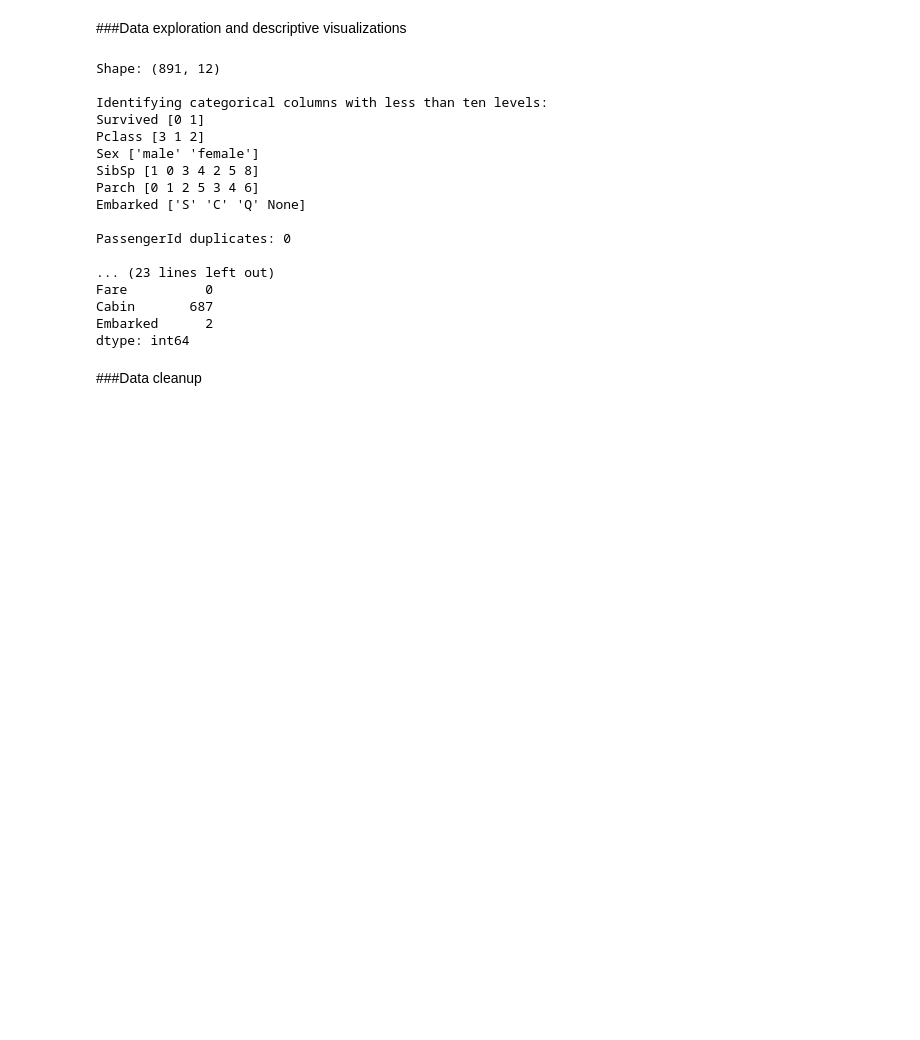
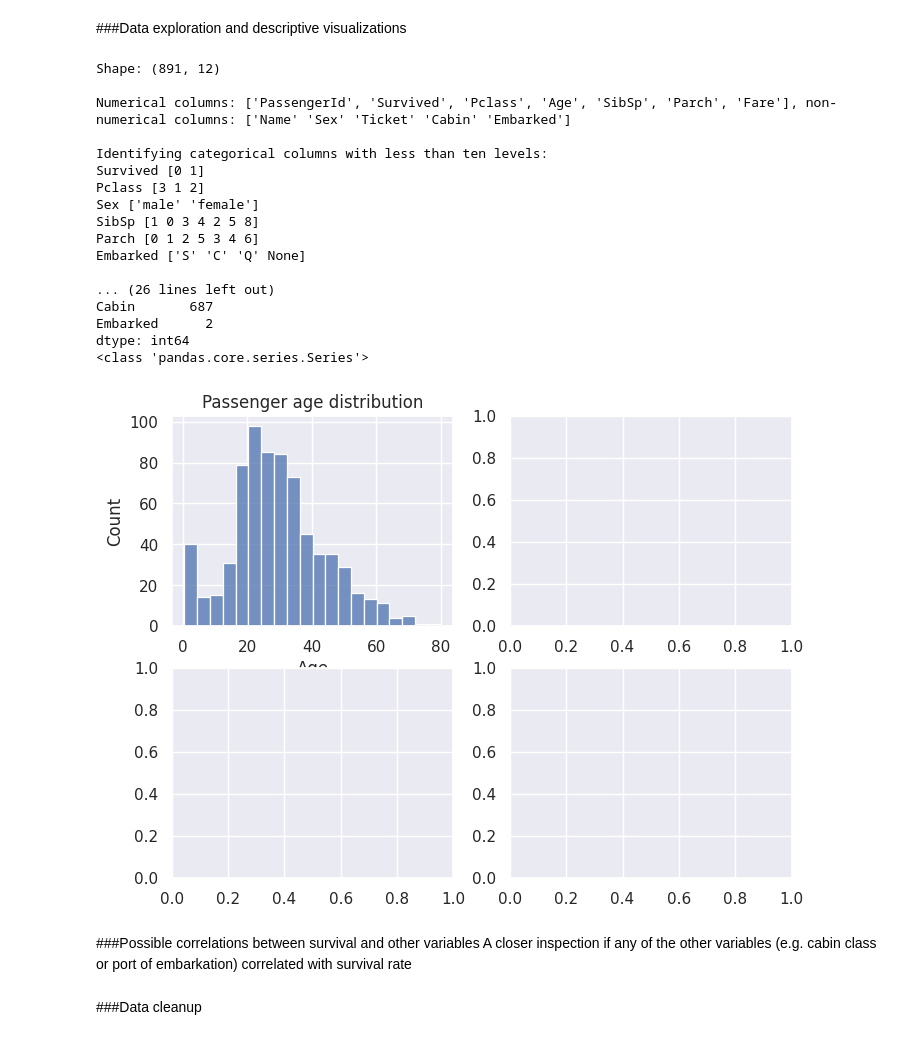
Before and after one commit to teemu-rama/Titanic, a Jupyter notebook: Titanic.ipynb, the cells around one changed output. Saved outputs shown, nothing was run; the diff lists cells and outputs as text; code cells hidden in the pictures; blank space fills up the shorter version.

```diff
--- a/Titanic.ipynb
+++ b/Titanic.ipynb
@@ -66,41 +43,48 @@ display(df.iloc[:10,:])
 # %% [markdown]
 ###Data exploration and descriptive visualizations
 # %%
-df = _sqldf.toPandas()
-# df = pd.read_csv('train.csv', sep=";")
+train_data = spark.sql('SELECT * FROM kayttaja_teemu_rama.tt_train').toPandas()
+# train_data = pd.read_csv('train.csv', sep=";")
 
-print(f"Shape: {df.shape}\n")
-#print(f"Numerical columns:  {df.median().index.values}, non-numerical columns: {df.columns.values[~np.isin(df.columns.values,df.median().index.values)]}\n")
+print(f"Shape: {train_data.shape}\n")
+print(f"Numerical columns: {train_data.select_dtypes(include='number').columns.to_list()}, non-numerical columns: {train_data.columns.values[~np.isin(train_data.columns.values,train_data.select_dtypes(include='number').columns.to_list())]}\n")
 
 print(f"Identifying categorical columns with less than ten levels:")
 
-categorical = [df[col].nunique() < 10 for col in df.columns]
-for col in df[df.columns[categorical]]:
-    print(col, df[col].unique())
+categorical = [train_data[col].nunique() < 10 for col in train_data.columns]
+for col in train_data[train_data.columns[categorical]]:
+    print(col, train_data[col].unique())
 print()
 
 # Check for PassengerId duplicates:
 
-print(f"PassengerId duplicates: {len(df['PassengerId'])-len(df['PassengerId'].drop_duplicates())}\n")
-df = df.set_index('PassengerId', drop=True)
+print(f"PassengerId duplicates: {len(train_data['PassengerId'])-len(train_data['PassengerId'].drop_duplicates())}\n")
+train_data = train_data.set_index('PassengerId', drop=True)
 
 # Nulls per column:
-print(f"Nulls:\n{df.isnull().sum()}\n")
-print(f"NaN's:\n{df.isna().sum()}")
 
-df["Sex_bool"] = df["Sex"].replace({'male': 0, 'female': 1})
+print(f"Nulls:\n{train_data.isnull().sum()}\n")
+print(f"NaN's:\n{train_data.isna().sum()}")
 
-# Deduce column "Deck" from "Cabin":
+# Ikä histogrammina, lähtösatama, hyttiluokka, selviytyneiden määrä
 
-df["Deck"] = df["Cabin"].str[0]
+fig, axs = plt.subplots(2,2, figsize=(8,6))
+sns.histplot(data=train_data, x="Age", color="b", ax=axs[0,0])
+axs[0,0].set_title('Passenger age distribution')
+#axs[0,1].hist(train_data["Embarked"])
 
-df = df[['Pclass', 'Name','Sex', 'Sex_bool', 'Age', 'SibSp','Parch', 'Ticket', 'Fare', 'Deck', 'Cabin', 'Embarked', 'Survived']]
+print(type(train_data["Embarked"][:10]))
 
-# np.abs(stats.zscore(df["Age"], nan_policy = 'omit'))
-# df_filtered = df[(z_scores_abs < 3).all(axis=1)]
+plt.show()
 
-# print(z_scores_abs[:5], type(z_scores_abs), len(z_scores_abs))
-#print(len(z_scores_abs.notna()))
+# axs[0,1].hist(naiset.sort_values()[:195], bins=25, color='r')
+# axs[0,1].set_title('Histogrammi / naiset')
+
+# sm.qqplot(miehet, line='q', ax=axs[1,0])
+# axs[1,0].set_title('QQ-plot / miehet')
+
+#sns.histplot(data=train_data, x="Fare", color="g", ax=axs_2[0])
+
 
 # x = list(df.value_counts("Sex"))
 # y1 = df[df["Survived"] == 0].value_counts("Sex").index.to_list()
@@ -108,36 +92,40 @@ df = df[['Pclass', 'Name','Sex', 'Sex_bool', 'Age', 'SibSp','Parch', 'Ticket', '
 
 # sns:n displotilla helpompi bar-stack?
 
 # plt.bar(y1, x, color="r")
 # plt.bar(y2, x, color="b")
 # plt.show()
 
 
 # fig, axs = plt.subplots(2,2, figsize=(10,7))
 
 
 # axs[0,0].set_title('Histogrammi / miehet')
 
 
 # plt.bar(x=list(df.value_counts("Sex").index.values), height=df.value_counts("Sex").to_list())
 # plt.show()
 # %% [output]
 Shape: (891, 12)
+
+Numerical columns: ['PassengerId', 'Survived', 'Pclass', 'Age', 'SibSp', 'Parch', 'Fare'], non-numerical columns: ['Name' 'Sex' 'Ticket' 'Cabin' 'Embarked']
 
 Identifying categorical columns with less than ten levels:
 Survived [0 1]
 Pclass [3 1 2]
 Sex ['male' 'female']
 SibSp [1 0 3 4 2 5 8]
 Parch [0 1 2 5 3 4 6]
 Embarked ['S' 'C' 'Q' None]
 
-PassengerId duplicates: 0
-
-... (23 lines left out)
-Fare          0
+... (26 lines left out)
 Cabin       687
 Embarked      2
 dtype: int64
+<class 'pandas.core.series.Series'>
+[figure, added]
+# %% [markdown]
+###Possible correlations between survival and other variables
+A closer inspection if any of the other variables (e.g. cabin class or port of embarkation) correlated with survival rate
 # %% [markdown]
 ###Data cleanup
```
Also changed, not shown: parts of 7 cells of this notebook.
